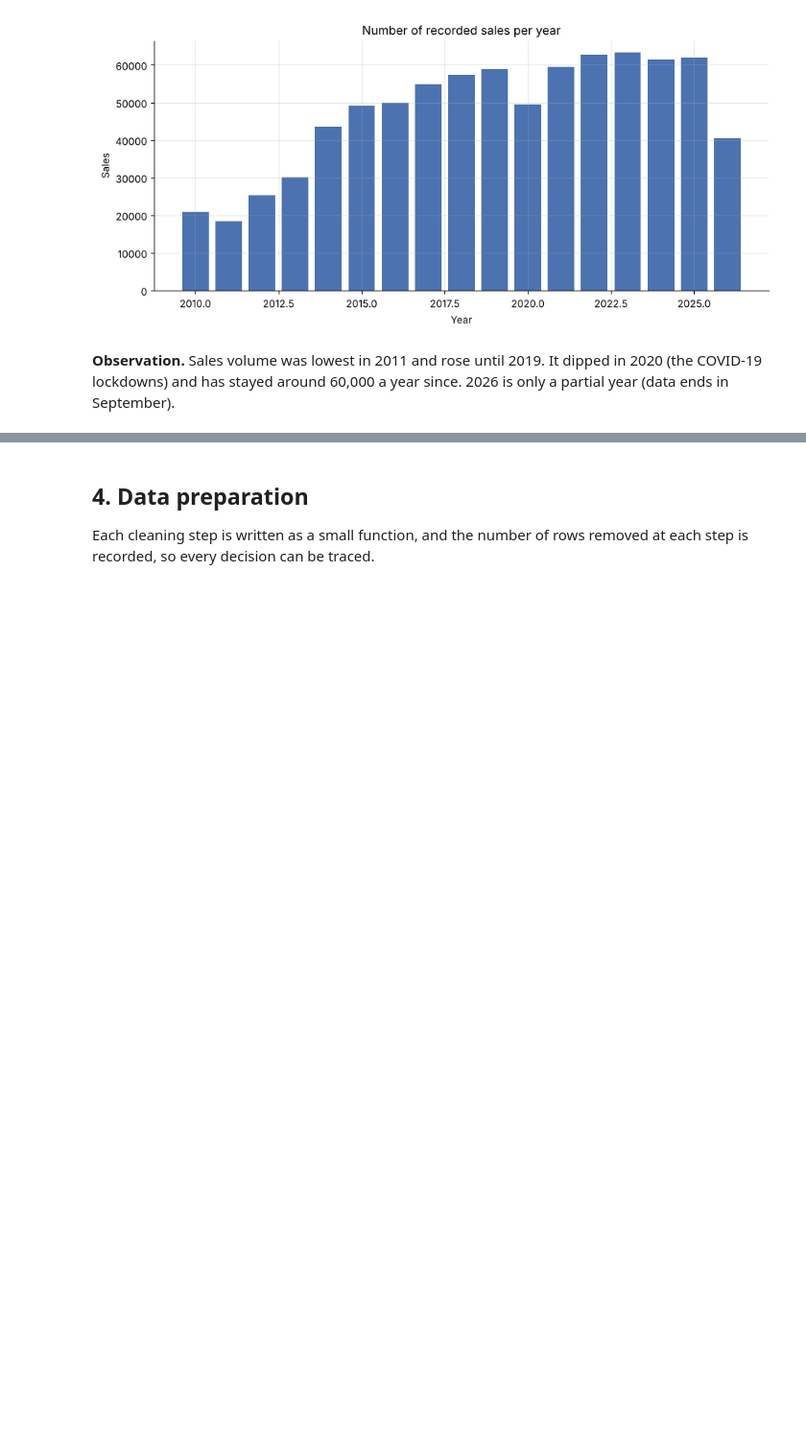
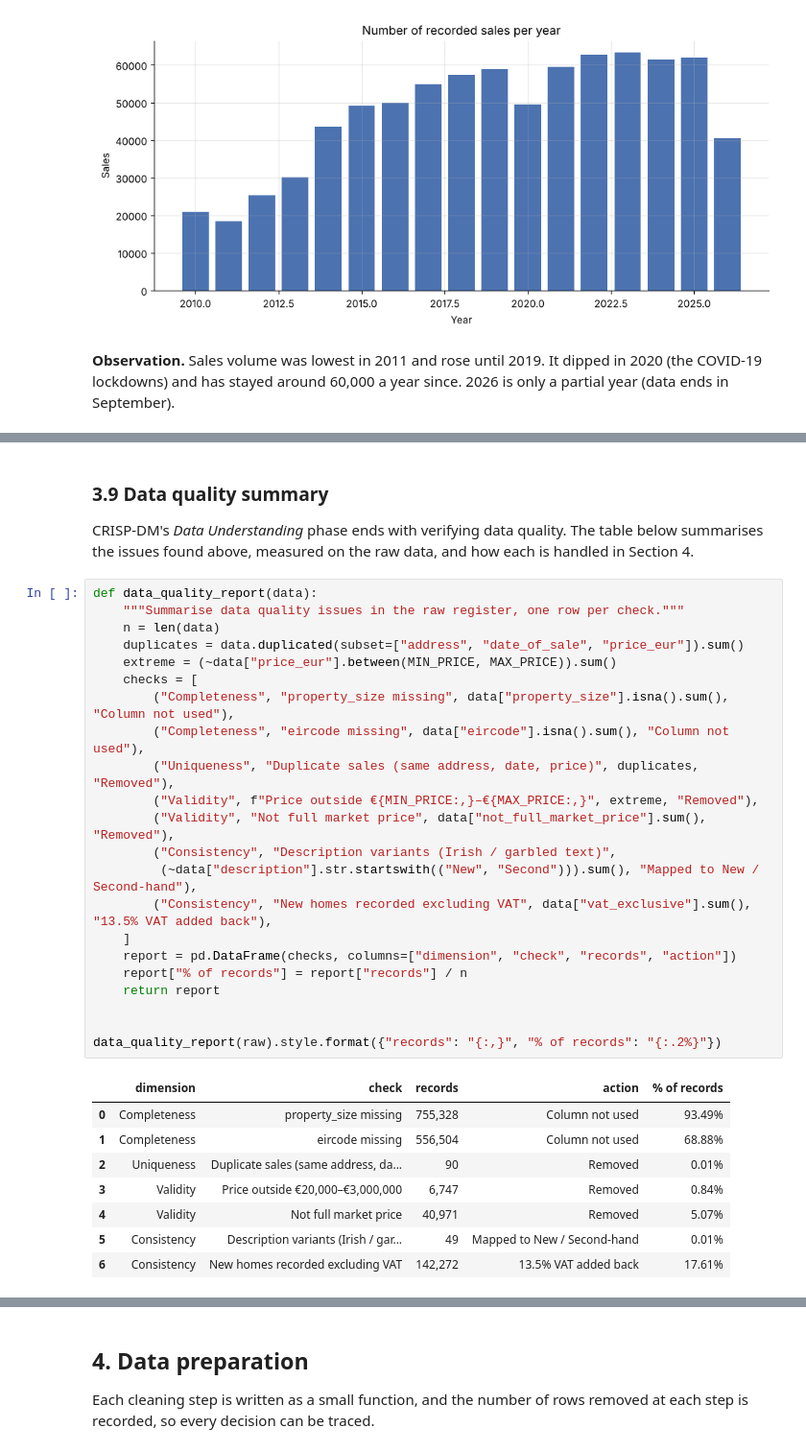
Before and after one commit to S5in/Data-Science-and-Machine-Learning, a Jupyter notebook: 01-irish-property-prices/property_prices.ipynb, the cells around one changed output, grey strips where cells are left out. Shown at 96% size. Drawn from its saved outputs; the diff is of its cells as text; blank space fills up the shorter version.

```diff
--- a/01-irish-property-prices/property_prices.ipynb
+++ b/01-irish-property-prices/property_prices.ipynb
@@ -233,0 +290,35 @@ plt.show()
+# %% [markdown]
+### 3.9 Data quality summary
+
+CRISP-DM's *Data Understanding* phase ends with verifying data quality. The table below summarises the issues found above, measured on the raw data, and how each is handled in Section 4.
+# %%
+def data_quality_report(data):
+    """Summarise data quality issues in the raw register, one row per check."""
+    n = len(data)
+    duplicates = data.duplicated(subset=["address", "date_of_sale", "price_eur"]).sum()
+    extreme = (~data["price_eur"].between(MIN_PRICE, MAX_PRICE)).sum()
+    checks = [
+        ("Completeness", "property_size missing", data["property_size"].isna().sum(), "Column not used"),
+        ("Completeness", "eircode missing", data["eircode"].isna().sum(), "Column not used"),
+        ("Uniqueness", "Duplicate sales (same address, date, price)", duplicates, "Removed"),
+        ("Validity", f"Price outside €{MIN_PRICE:,}–€{MAX_PRICE:,}", extreme, "Removed"),
+        ("Validity", "Not full market price", data["not_full_market_price"].sum(), "Removed"),
+        ("Consistency", "Description variants (Irish / garbled text)",
+         (~data["description"].str.startswith(("New", "Second"))).sum(), "Mapped to New / Second-hand"),
+        ("Consistency", "New homes recorded excluding VAT", data["vat_exclusive"].sum(), "13.5% VAT added back"),
+    ]
+    report = pd.DataFrame(checks, columns=["dimension", "check", "records", "action"])
+    report["% of records"] = report["records"] / n
+    return report
+
+
+data_quality_report(raw).style.format({"records": "{:,}", "% of records": "{:.2%}"})
+# %% [output]
+|  | dimension | check | records | action | % of records |
+| 0 | Completeness | property_size missing | 755,328 | Column not used | 93.49% |
+| 1 | Completeness | eircode missing | 556,504 | Column not used | 68.88% |
+| 2 | Uniqueness | Duplicate sales (same address, da... | 90 | Removed | 0.01% |
+| 3 | Validity | Price outside €20,000–€3,000,000 | 6,747 | Removed | 0.84% |
+| 4 | Validity | Not full market price | 40,971 | Removed | 5.07% |
+| 5 | Consistency | Description variants (Irish / gar... | 49 | Mapped to New / Second-hand | 0.01% |
+| 6 | Consistency | New homes recorded excluding VAT | 142,272 | 13.5% VAT added back | 17.61% |
```
Also changed, not shown: parts of 31 cells of this notebook, 8 other files.
